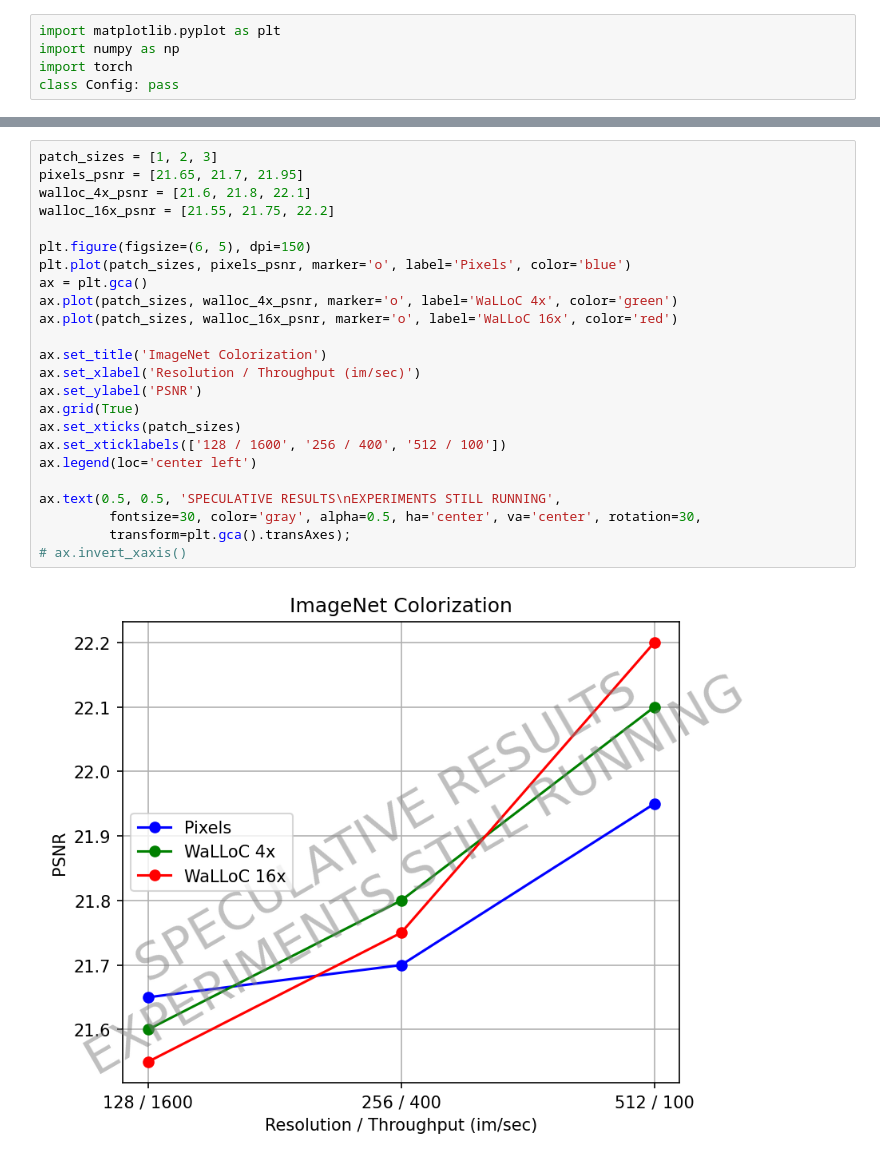
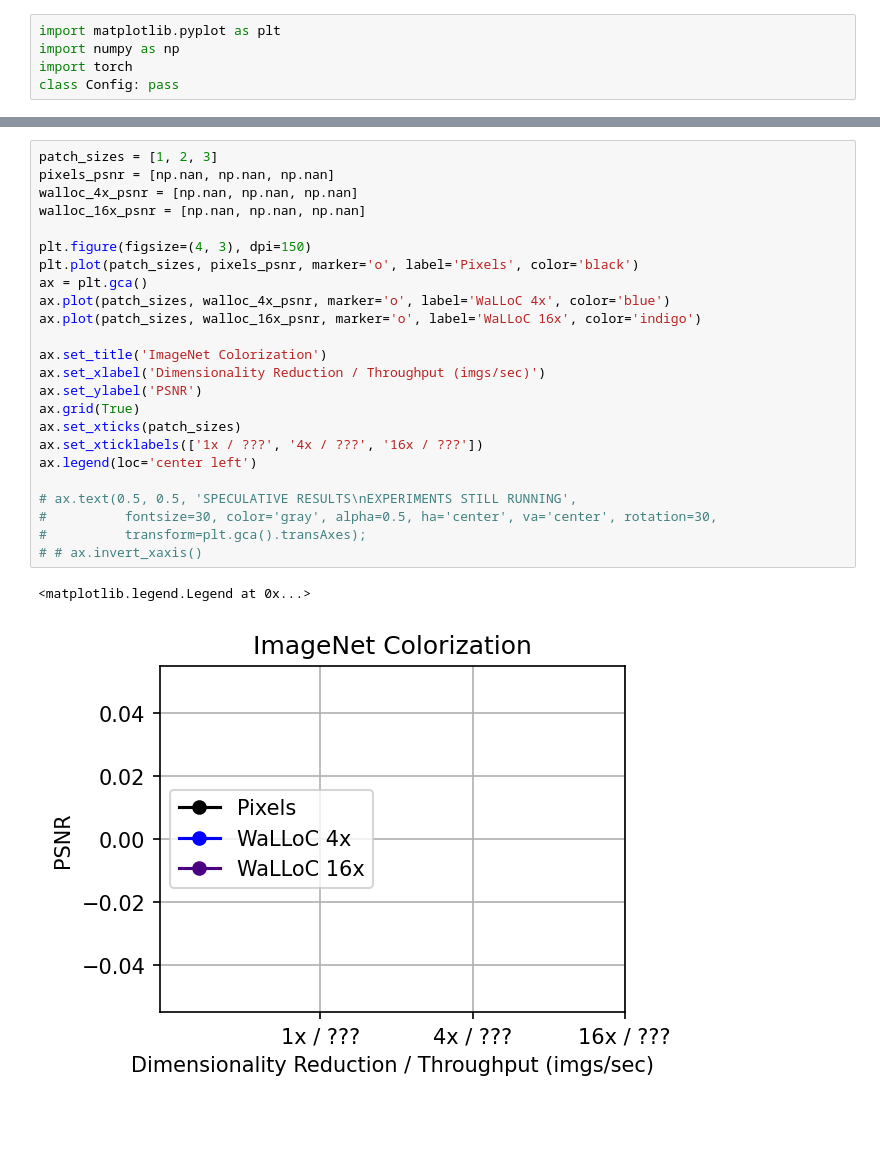
Before and after one commit to danjacobellis/LCCL, a Jupyter notebook: train/results_plot.ipynb, the cells around one changed output, grey strips where cells are left out. Cells and saved outputs as stored; diff of their text form; blank space fills up the shorter version.

Commit message:
results

```diff
--- a/train/results_plot.ipynb
+++ b/train/results_plot.ipynb
@@ -31,29 +34,30 @@ ax.text(0.5, 0.5, 'SPECULATIVE RESULTS\nEXPERIMENTS STILL RUNNING',
 # %%
 patch_sizes = [1, 2, 3]
-pixels_psnr = [21.65, 21.7, 21.95]
-walloc_4x_psnr = [21.6, 21.8, 22.1]
-walloc_16x_psnr = [21.55, 21.75, 22.2]
+pixels_psnr = [np.nan, np.nan, np.nan]
+walloc_4x_psnr = [np.nan, np.nan, np.nan]
+walloc_16x_psnr = [np.nan, np.nan, np.nan]
 
-plt.figure(figsize=(6, 5), dpi=150)
-plt.plot(patch_sizes, pixels_psnr, marker='o', label='Pixels', color='blue')
+plt.figure(figsize=(4, 3), dpi=150)
+plt.plot(patch_sizes, pixels_psnr, marker='o', label='Pixels', color='black')
 ax = plt.gca()
-ax.plot(patch_sizes, walloc_4x_psnr, marker='o', label='WaLLoC 4x', color='green')
-ax.plot(patch_sizes, walloc_16x_psnr, marker='o', label='WaLLoC 16x', color='red')
+ax.plot(patch_sizes, walloc_4x_psnr, marker='o', label='WaLLoC 4x', color='blue')
+ax.plot(patch_sizes, walloc_16x_psnr, marker='o', label='WaLLoC 16x', color='indigo')
 
 ax.set_title('ImageNet Colorization')
-ax.set_xlabel('Resolution / Throughput (im/sec)')
+ax.set_xlabel('Dimensionality Reduction / Throughput (imgs/sec)')
 ax.set_ylabel('PSNR')
 ax.grid(True)
 ax.set_xticks(patch_sizes)
-ax.set_xticklabels(['128 / 1600', '256 / 400', '512 / 100'])
+ax.set_xticklabels(['1x / ???', '4x / ???', '16x / ???'])
 ax.legend(loc='center left')
 
-ax.text(0.5, 0.5, 'SPECULATIVE RESULTS\nEXPERIMENTS STILL RUNNING',
-         fontsize=30, color='gray', alpha=0.5, ha='center', va='center', rotation=30,
-         transform=plt.gca().transAxes);
-# ax.invert_xaxis()
+# ax.text(0.5, 0.5, 'SPECULATIVE RESULTS\nEXPERIMENTS STILL RUNNING',
+#          fontsize=30, color='gray', alpha=0.5, ha='center', va='center', rotation=30,
+#          transform=plt.gca().transAxes);
+# # ax.invert_xaxis()
 # %% [output]
+<matplotlib.legend.Legend at 0x...>
-[figure, old version]
+[figure, new version]
 # %%
 seq_length = [224, 448, 896]
 pixels_anls = [43.7, 78.0, 84.8]
```
Also changed, not shown: parts of 6 cells of this notebook.
